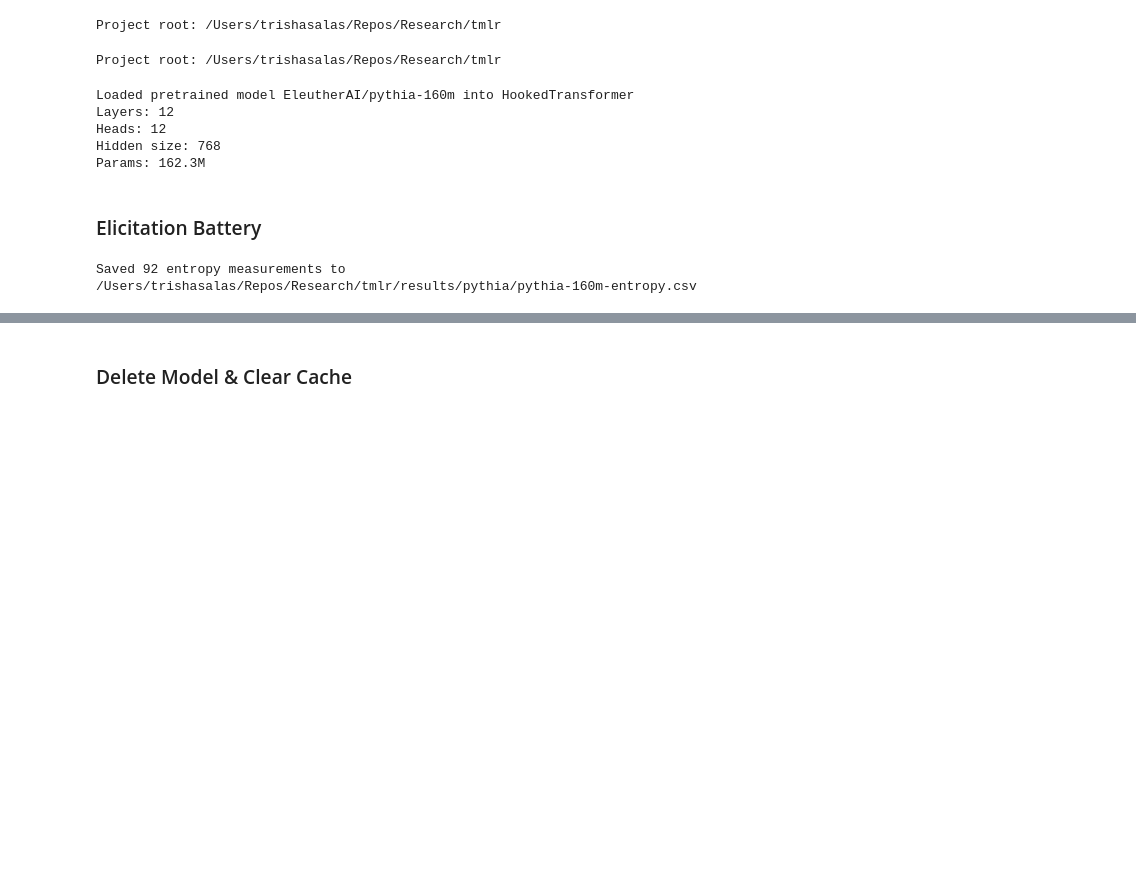
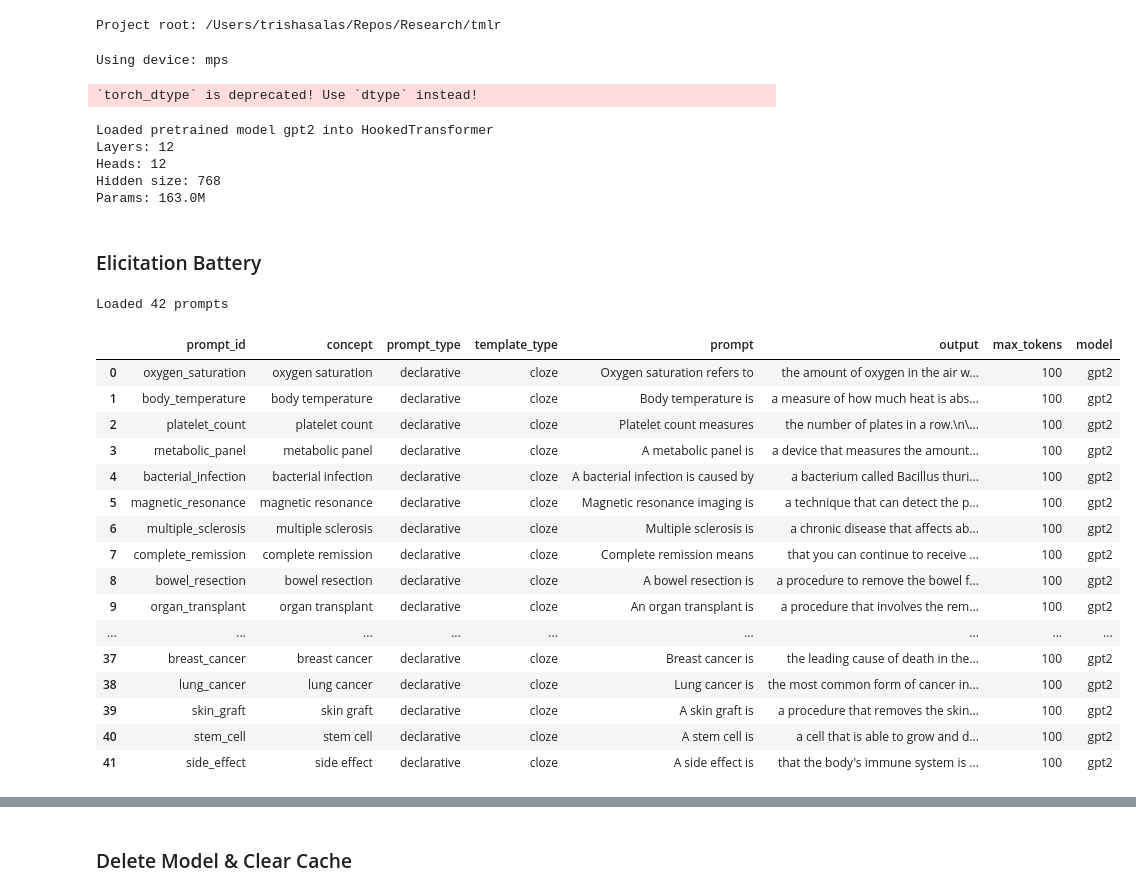
Before and after one commit to trishasalas/available-but-unreachable, a Jupyter notebook: notebooks/elicitation-gpt2.ipynb, the cells around one changed output, grey strips where cells are left out. Saved outputs shown, nothing was run; the diff lists cells and outputs as text; code cells hidden in the pictures; blank space fills up the shorter version.

Commit message:
add full elicitation battery across all domains

```diff
--- a/notebooks/elicitation.ipynb
+++ b/notebooks/elicitation-gpt2.ipynb
@@ -55,6 +52,9 @@ print(f"Project root: {PROJECT_ROOT}")
 Project root: /Users/trishasalas/Repos/Research/tmlr
 # %%
 # Cell 3: Imports
+if str(PROJECT_ROOT) not in sys.path:
+    sys.path.insert(0, str(PROJECT_ROOT))
+
 import torch
 import src
 from transformer_lens import HookedTransformer
@@ -68,24 +68,25 @@ device = (
 )
 print(f"Using device: {device}")
 # %% [output]
-Project root: /Users/trishasalas/Repos/Research/tmlr
+Using device: mps
 # %%
 # Cell 5 - Model name variable
-model_name = "pythia-160m"
+model_name = "gpt2"
 # %%
 # Cell 6: Load Model
-model = HookedTransformer.from_pretrained(f"EleutherAI/{model_name}")
+model = HookedTransformer.from_pretrained(f"{model_name}")
 
 print(f"Layers: {model.cfg.n_layers}")
 print(f"Heads: {model.cfg.n_heads}")
 print(f"Hidden size: {model.cfg.d_model}")
 print(f"Params: {sum(p.numel() for p in model.parameters())/1e6:.1f}M")
 # %% [output]
-Loaded pretrained model EleutherAI/pythia-160m into HookedTransformer
-Layers: 12
-Heads: 12
-Hidden size: 768
-Params: 162.3M
+`torch_dtype` is deprecated! Use `dtype` instead!
+Loaded pretrained model gpt2 into HookedTransformer
+Layers: 12
+Heads: 12
+Hidden size: 768
+Params: 163.0M
 # %% [markdown]
 ### Elicitation Battery
 # %%
@@ -95,41 +96,56 @@ import importlib
 import yaml
 import pandas as pd
 
-def load_prompts(prompts_path):
-    with open(prompts_path, 'r') as f:
-        templates = yaml.safe_load(f)
-    return templates['prompts']
+medical_prompts = 'medical.yaml'
+legal_prompts = 'legal.yaml'
+finance_prompts = 'finance.yaml'
+control_prompts = 'control.yaml'
+# Cell: Load prompts
+prompts_path = PROJECT_ROOT / 'data' / medical_prompts
+with open(prompts_path, 'r') as f:
+    templates = yaml.safe_load(f)
+prompts = templates['prompts']
+print(f"Loaded {len(prompts)} prompts")
+# %% [output]
+Loaded 42 prompts
 # %%
-# these already exist from your setup/model-loading cells:
-# model, model_name, PROJECT_ROOT
-
-prompts_path = PROJECT_ROOT / 'data' / 'all_prompts.yml'
-prompts = load_prompts(prompts_path)
-
+# Cell: Run elicitation
 results = []
 
 for case in prompts:
     prompt = case['prompt']
-    full_output = model.generate(prompt, max_new_tokens=case['max_tokens'], temperature=0)
+    with torch.no_grad():
+        full_output = model.generate(prompt, max_new_tokens=case['max_tokens'], temperature=0)
     response = full_output[len(prompt):].strip()
 
     results.append({
         'prompt_id': case['prompt_id'],
         'concept': case['concept'],
         'prompt_type': case['prompt_type'],
         'template_type': case['template_type'],
         'prompt': prompt,
         'output': response,
         'max_tokens': case['max_tokens'],
         'model': model_name
     })
 
 results_df = pd.DataFrame(results)
 results_df
+# %% [output]
+|  | prompt_id | concept | prompt_type | template_type | prompt | output | max_tokens | model |
+| 0 | oxygen_saturation | oxygen saturation | declarative | cloze | Oxygen saturation refers to | the amount of oxygen in the air w... | 100 | gpt2 |
+| 1 | body_temperature | body temperature | declarative | cloze | Body temperature is | a measure of how much heat is abs... | 100 | gpt2 |
+| 2 | platelet_count | platelet count | declarative | cloze | Platelet count measures | the number of plates in a row.\n\... | 100 | gpt2 |
+| 3 | metabolic_panel | metabolic panel | declarative | cloze | A metabolic panel is | a device that measures the amount... | 100 | gpt2 |
+| 4 | bacterial_infection | bacterial infection | declarative | cloze | A bacterial infection is caused by | a bacterium called Bacillus thuri... | 100 | gpt2 |
+| 5 | magnetic_resonance | magnetic resonance | declarative | cloze | Magnetic resonance imaging is | a technique that can detect the p... | 100 | gpt2 |
+| 6 | multiple_sclerosis | multiple sclerosis | declarative | cloze | Multiple sclerosis is | a chronic disease that affects ab... | 100 | gpt2 |
+| 7 | complete_remission | complete remission | declarative | cloze | Complete remission means | that you can continue to receive ... | 100 | gpt2 |
+| 8 | bowel_resection | bowel resection | declarative | cloze | A bowel resection is | a procedure to remove the bowel f... | 100 | gpt2 |
+| 9 | organ_transplant | organ transplant | declarative | cloze | An organ transplant is | a procedure that involves the rem... | 100 | gpt2 |
+| ... | ... | ... | ... | ... | ... | ... | ... | ... |
+| 37 | breast_cancer | breast cancer | declarative | cloze | Breast cancer is | the leading cause of death in the... | 100 | gpt2 |
+| 38 | lung_cancer | lung cancer | declarative | cloze | Lung cancer is | the most common form of cancer in... | 100 | gpt2 |
+| 39 | skin_graft | skin graft | declarative | cloze | A skin graft is | a procedure that removes the skin... | 100 | gpt2 |
+| 40 | stem_cell | stem cell | declarative | cloze | A stem cell is | a cell that is able to grow and d... | 100 | gpt2 |
+| 41 | side_effect | side effect | declarative | cloze | A side effect is | that the body's immune system is ... | 100 | gpt2 |
-# %%
-# Entropy — Uses `src/entropy` to compute mean and last-token entropy on prompts
-# to measure the model's internal uncertainty at the point of generation.
-from src.entropy import run_entropy_analysis
-entropy_df = run_entropy_analysis(model, model_name, PROJECT_ROOT)
-# %% [output]
-Saved 92 entropy measurements to /Users/trishasalas/Repos/Research/tmlr/results/pythia/pythia-160m-entropy.csv
```
Also changed, not shown: parts of 5 cells of this notebook, 12 other files.
